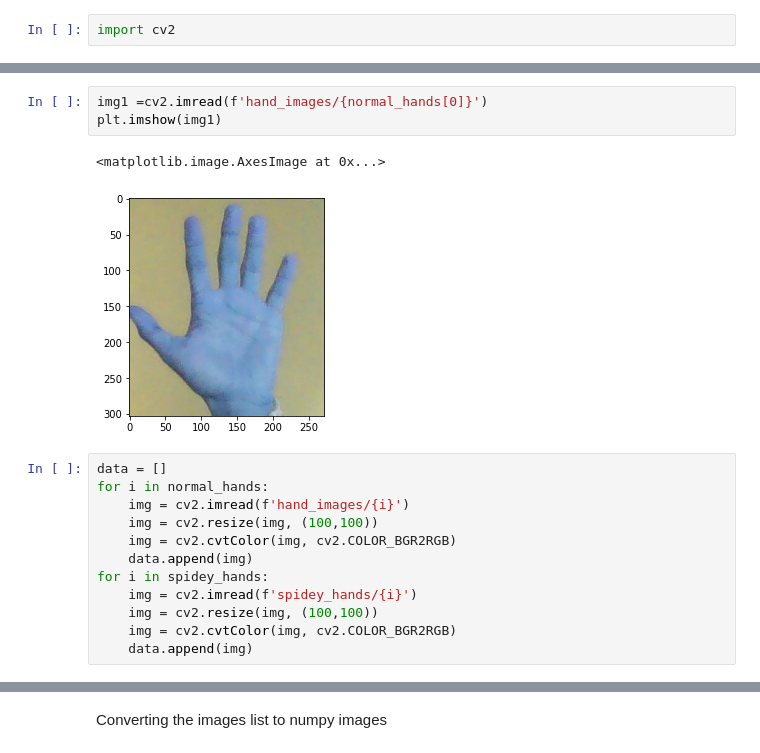
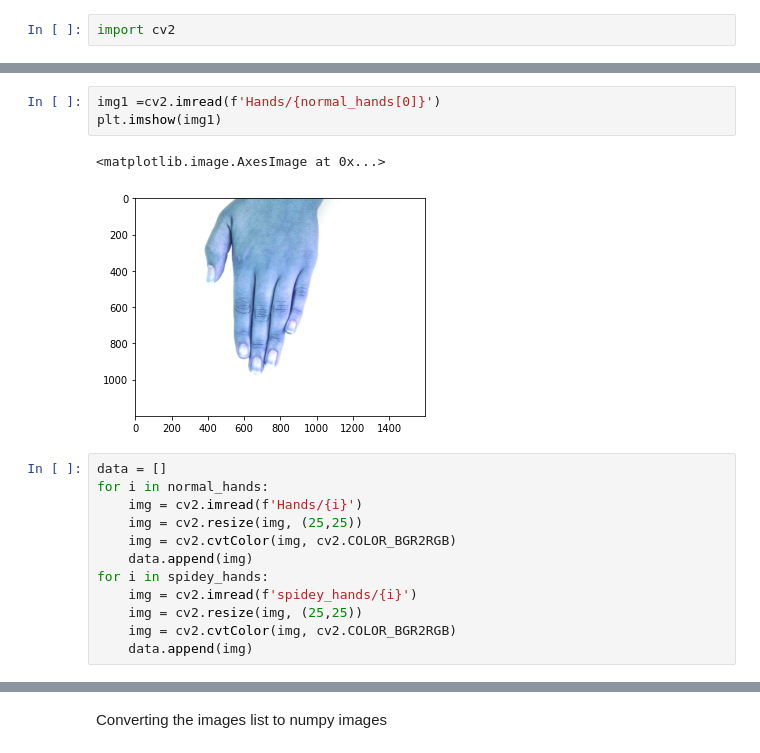
Before and after one commit to Twtamaris/machine_learning, a Jupyter notebook: spiderman_face/spidey_hands.ipynb, the cells around one changed output, grey strips where cells are left out. Cells and saved outputs as stored; diff of their text form.

```diff
--- a/spiderman_face/spidey_hands.ipynb
+++ b/spiderman_face/spidey_hands.ipynb
@@ -44,19 +40,19 @@ array([0., 0., 0., 0., 0., 0., 0., 0., 0., 0., 0., 0., 0., 0., 0., 0., 0.,
 # %%
-img1 =cv2.imread(f'hand_images/{normal_hands[0]}')
+img1 =cv2.imread(f'Hands/{normal_hands[0]}')
 plt.imshow(img1)
 # %% [output]
 <matplotlib.image.AxesImage at 0x...>
-[figure, old version]
+[figure, new version]
 # %%
 data = []
 for i in normal_hands:
-    img = cv2.imread(f'hand_images/{i}')
-    img = cv2.resize(img, (100,100))
+    img = cv2.imread(f'Hands/{i}')
+    img = cv2.resize(img, (25,25))
     img = cv2.cvtColor(img, cv2.COLOR_BGR2RGB)
     data.append(img)
 for i in spidey_hands:
     img = cv2.imread(f'spidey_hands/{i}')
-    img = cv2.resize(img, (100,100))
+    img = cv2.resize(img, (25,25))
     img = cv2.cvtColor(img, cv2.COLOR_BGR2RGB)
     data.append(img)
 # %%
```
Also changed, not shown: parts of 20 cells of this notebook.
